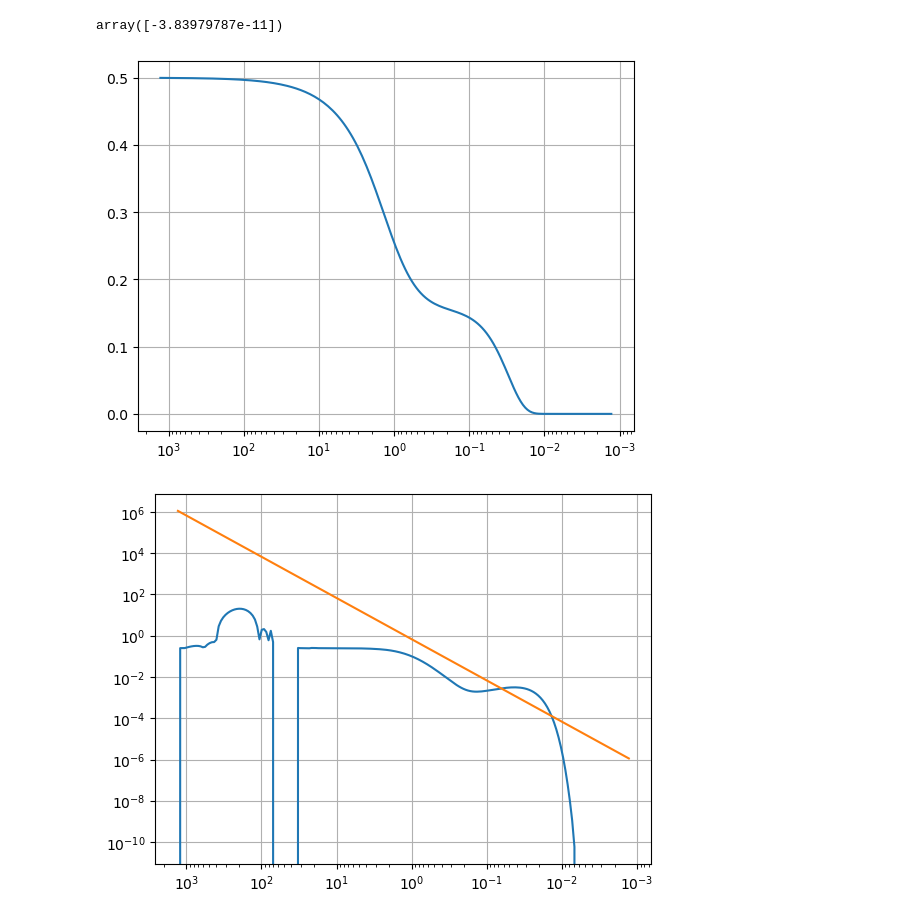
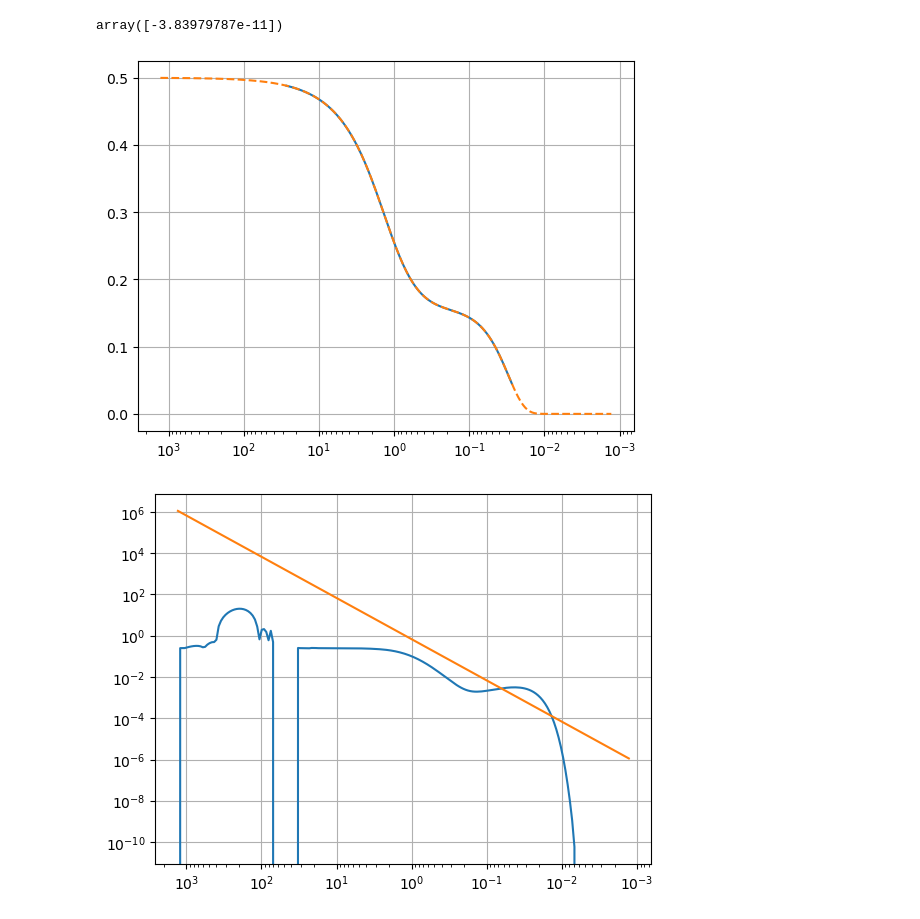
Before and after one commit to jeremyneveu/m2-npac-grac, a Jupyter notebook: notebooks/CMB_BBN.ipynb, the cells around one changed output. Saved outputs shown, nothing was run; the diff lists cells and outputs as text; code cells hidden in the pictures.

```diff
--- a/notebooks/CMB_BBN.ipynb
+++ b/notebooks/CMB_BBN.ipynb
@@ -172,10 +189,11 @@ def dXndt_notaun(Xn, t):
     return (lambda_np_Bernstein(t_to_T(t*u.s))*( (1-Xn)*np.exp(-Qn/(const.k_B*t_to_T(t*u.s))) - Xn)).value
 
 def dXndt(Xn, t):
-    return (lambda_np_Bernstein(t_to_T(t*u.s))*( (1-Xn)*np.exp(-Qn/(const.k_B*t_to_T(t*u.s))) - Xn) - Xn/taun).value
+    # return (lambda_np_Bernstein(t_to_T(t*u.s))*( (1-Xn)*np.exp(-Qn/(const.k_B*t_to_T(t*u.s))) - Xn) - Xn/taun).value
     # return (lnp(t_to_T(t*u.s))*(-Xn + np.exp(-Qn/(const.k_B * t_to_T(t*u.s))) * (1-Xn))).value
+    return (-Xn * lnp(t_to_T(t*u.s)) + lpn(t_to_T(t*u.s)) * (1-Xn)).value
 
-tt = np.logspace(-3, 3, 100)
+tt = np.logspace(-3, 3, 200)
 
 Xn_sol = odeint(dXndt, 1/(1+np.exp(Qn/(const.k_B * t_to_T(tt[0]*u.s)))), tt)
 Xnt = lambda t: np.interp(t, tt*u.s, Xn_sol[:, 0])
@@ -239,14 +257,15 @@ array([-3.83979787e-11])
 # %%
 fig = plt.figure()
 #plt.plot((TT*const.k_B).to(u.MeV), XnT(TT))
-plt.plot((Qn / xx).to(u.MeV), XnDodelson_sol)
+plt.plot((const.k_B*t_to_T(tt*u.s)).to(u.MeV), Xn_sol)
+plt.plot((Qn / xx).to(u.MeV), XnDodelson_sol, '--')
 #plt.yscale("log")
 plt.xscale("log")
 plt.gca().invert_xaxis()
 plt.grid()
 plt.show()
 # %% [output]
-[figure, old version]
+[figure, new version]
 # %%
 
 
```
Also changed, not shown: parts of 32 cells of this notebook, 2 other files.
